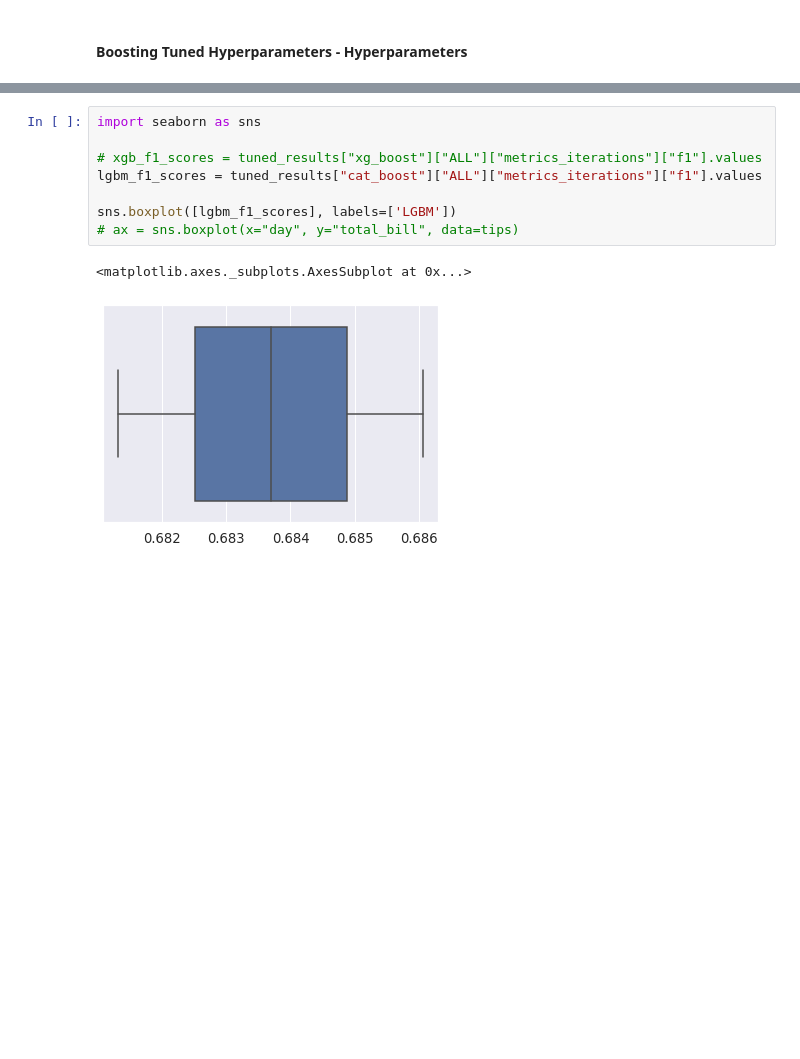
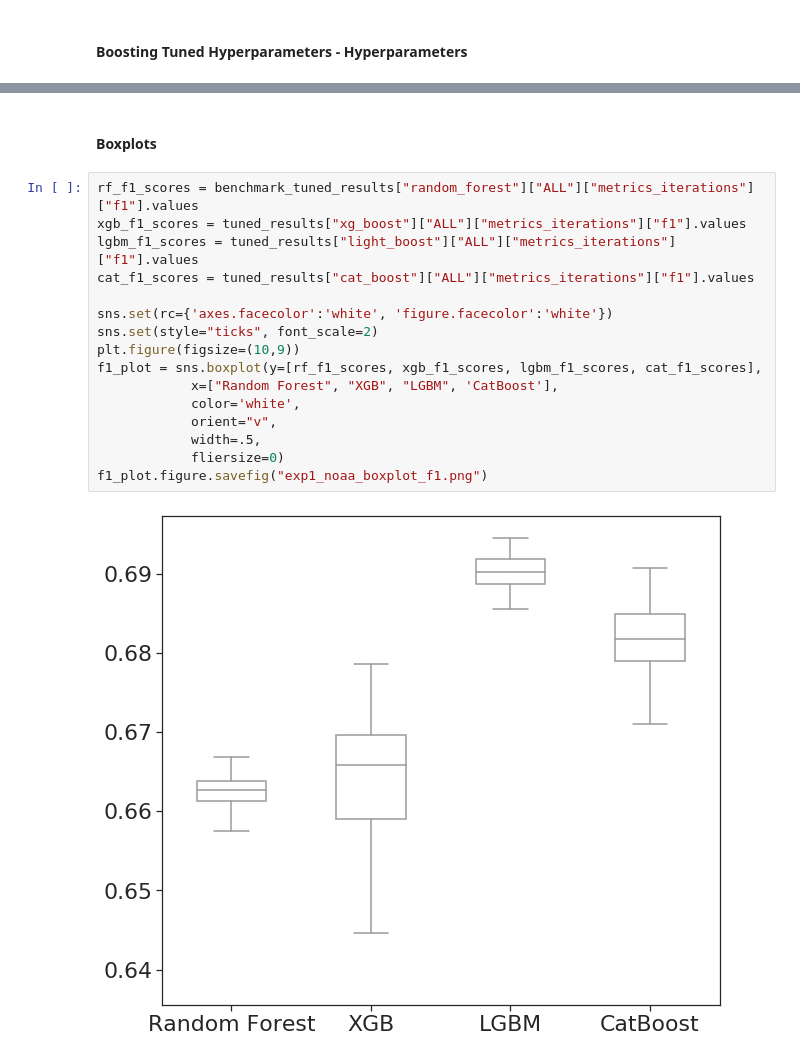
Before and after one commit to achmand/aml-crypto-graph, a Jupyter notebook: src/1.2_experiment_results.ipynb, the cells around one changed output, grey strips where cells are left out. Saved outputs shown, nothing was run; the diff lists cells and outputs as text; blank space fills up the shorter version.

```diff
--- a/src/1.2_experiment_results.ipynb
+++ b/src/1.2_experiment_results.ipynb
@@ -286,13 +345,22 @@ Parameters used for 'cat_boost' on 'ALL' feature set
     'task_type': 'CPU',
     'use_best_model': False}
-# %%
-import seaborn as sns
-
-# xgb_f1_scores = tuned_results["xg_boost"]["ALL"]["metrics_iterations"]["f1"].values
-lgbm_f1_scores = tuned_results["cat_boost"]["ALL"]["metrics_iterations"]["f1"].values
-
-sns.boxplot([lgbm_f1_scores], labels=['LGBM'])
-# ax = sns.boxplot(x="day", y="total_bill", data=tips)
-# %% [output]
-<matplotlib.axes._subplots.AxesSubplot at 0x...>
-[figure, removed]
+# %% [markdown]
+#### Boxplots
+# %%
+rf_f1_scores = benchmark_tuned_results["random_forest"]["ALL"]["metrics_iterations"]["f1"].values
+xgb_f1_scores = tuned_results["xg_boost"]["ALL"]["metrics_iterations"]["f1"].values
+lgbm_f1_scores = tuned_results["light_boost"]["ALL"]["metrics_iterations"]["f1"].values
+cat_f1_scores = tuned_results["cat_boost"]["ALL"]["metrics_iterations"]["f1"].values
+
+sns.set(rc={'axes.facecolor':'white', 'figure.facecolor':'white'})
+sns.set(style="ticks", font_scale=2)
+plt.figure(figsize=(10,9))
+f1_plot = sns.boxplot(y=[rf_f1_scores, xgb_f1_scores, lgbm_f1_scores, cat_f1_scores],
+            x=["Random Forest", "XGB", "LGBM", 'CatBoost'],
+            color='white',
+            orient="v",
+            width=.5,
+            fliersize=0)
+f1_plot.figure.savefig("exp1_noaa_boxplot_f1.png")
+# %% [output]
+[figure, added]
```
Also changed, not shown: parts of 9 cells of this notebook, 1 other file.
